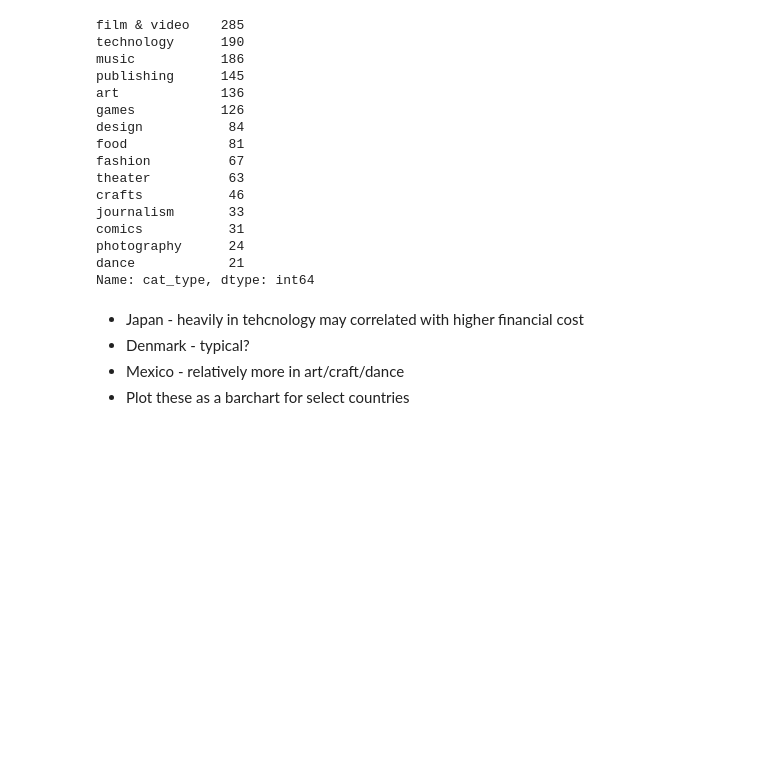
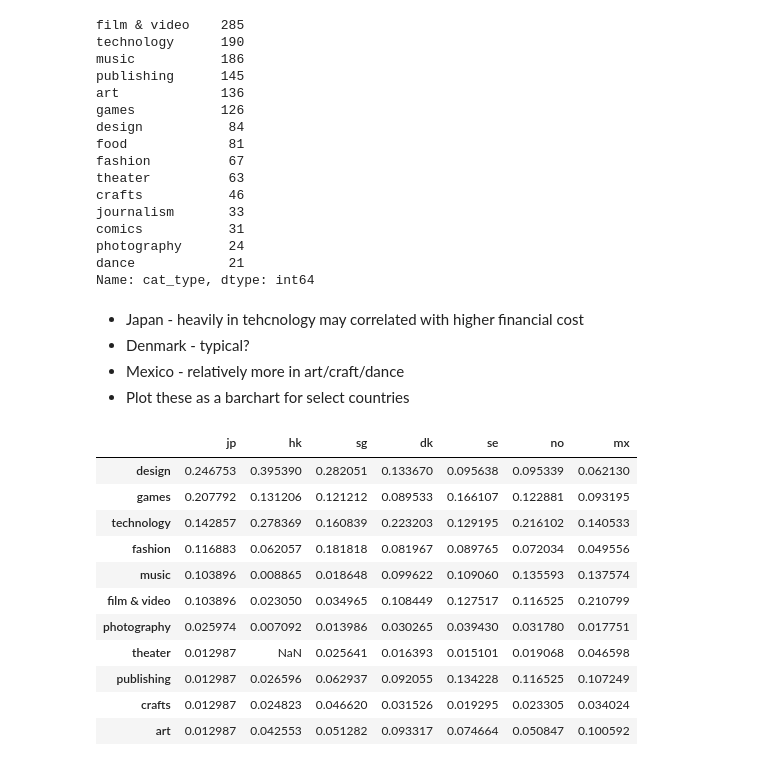
Before and after one commit to vlcekl/ds-crowdfunding, a Jupyter notebook: notebooks/explore_ks_data.ipynb, the cells around one changed output. Cells and saved outputs as stored; diff of their text form; code cells hidden in the pictures; blank space fills up the shorter version.

```diff
--- a/notebooks/explore_ks_data.ipynb
+++ b/notebooks/explore_ks_data.ipynb
@@ -441,11 +423,33 @@ Name: cat_type, dtype: int64
 * Mexico - relatively more in art/craft/dance
 * Plot these as a barchart for select countries
 # %%
-#ct_jp = df.loc[(df['country'] == 'JP')]['cat_type'].value_counts()
-#ct_mx = df.loc[(df['country'] == 'MX')]['cat_type'].value_counts()
-#ct_dk = df.loc[(df['country'] == 'DK')]['cat_type'].value_counts()
-#df_ct = pd.DataFrame()
-#df_ct['jp'] = ct_jp
-#df_ct['mx'] = ct_mx
-#df_ct['dk'] = ct_dk
-#df_ct = df_ct[['jp','mx','dk']].transform(lambda x: x / x.sum())
+ct_jp = df.loc[(df['country'] == 'JP')]['cat_type'].value_counts()
+ct_hk = df.loc[(df['country'] == 'HK')]['cat_type'].value_counts()
+ct_sg = df.loc[(df['country'] == 'SG')]['cat_type'].value_counts()
+ct_mx = df.loc[(df['country'] == 'MX')]['cat_type'].value_counts()
+ct_dk = df.loc[(df['country'] == 'DK')]['cat_type'].value_counts()
+ct_se = df.loc[(df['country'] == 'SE')]['cat_type'].value_counts()
+ct_no = df.loc[(df['country'] == 'NO')]['cat_type'].value_counts()
+df_ct = pd.DataFrame()
+df_ct['jp'] = ct_jp
+df_ct['hk'] = ct_hk
+df_ct['sg'] = ct_sg
+df_ct['mx'] = ct_mx
+df_ct['dk'] = ct_dk
+df_ct['se'] = ct_se
+df_ct['no'] = ct_no
+df_ct = df_ct[['jp','hk','sg','dk','se','no','mx']].transform(lambda x: x / x.sum())
+df_ct
+# %% [output]
+|  | jp | hk | sg | dk | se | no | mx |
+| design | 0.246753 | 0.395390 | 0.282051 | 0.133670 | 0.095638 | 0.095339 | 0.062130 |
+| games | 0.207792 | 0.131206 | 0.121212 | 0.089533 | 0.166107 | 0.122881 | 0.093195 |
+| technology | 0.142857 | 0.278369 | 0.160839 | 0.223203 | 0.129195 | 0.216102 | 0.140533 |
+| fashion | 0.116883 | 0.062057 | 0.181818 | 0.081967 | 0.089765 | 0.072034 | 0.049556 |
+| music | 0.103896 | 0.008865 | 0.018648 | 0.099622 | 0.109060 | 0.135593 | 0.137574 |
+| film & video | 0.103896 | 0.023050 | 0.034965 | 0.108449 | 0.127517 | 0.116525 | 0.210799 |
+| photography | 0.025974 | 0.007092 | 0.013986 | 0.030265 | 0.039430 | 0.031780 | 0.017751 |
+| theater | 0.012987 | NaN | 0.025641 | 0.016393 | 0.015101 | 0.019068 | 0.046598 |
+| publishing | 0.012987 | 0.026596 | 0.062937 | 0.092055 | 0.134228 | 0.116525 | 0.107249 |
+| crafts | 0.012987 | 0.024823 | 0.046620 | 0.031526 | 0.019295 | 0.023305 | 0.034024 |
+| art | 0.012987 | 0.042553 | 0.051282 | 0.093317 | 0.074664 | 0.050847 | 0.100592 |
```
Also changed, not shown: parts of 10 cells of this notebook, 5 other files.
